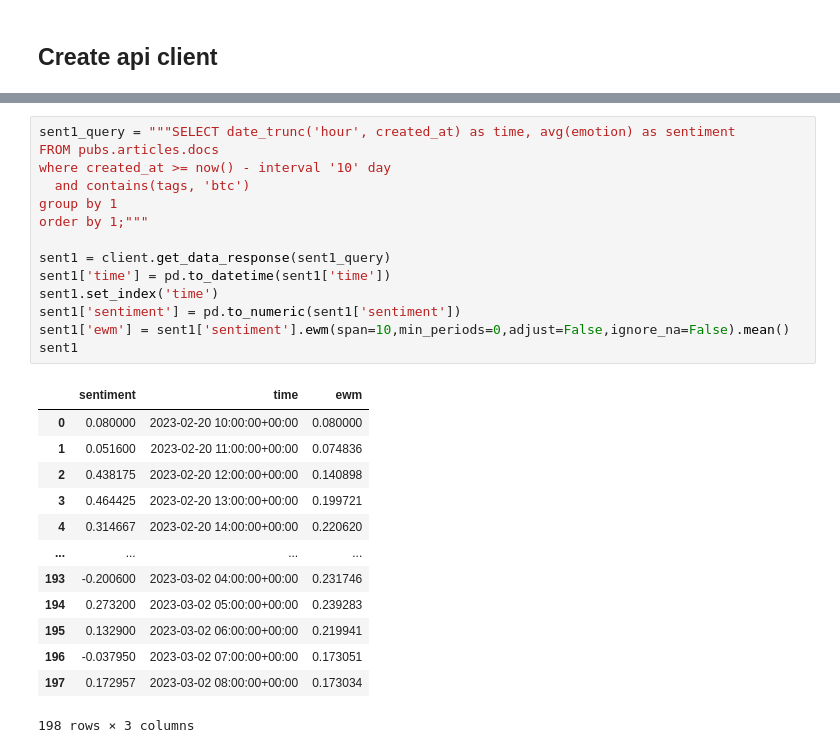
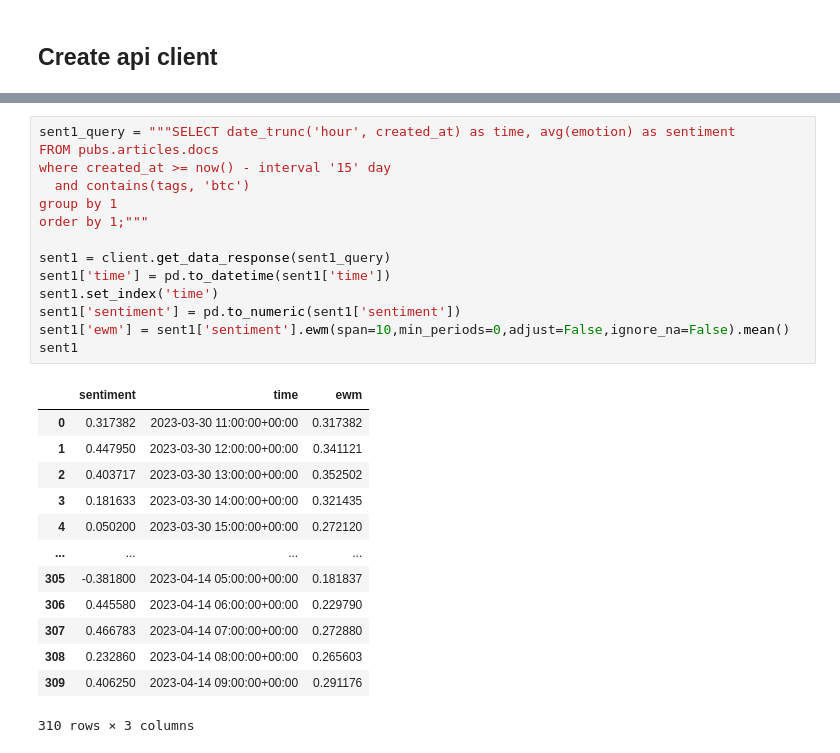
Before and after one commit to QuantNodeAI/quantnode-examples, a Jupyter notebook: query_api_examples/sentiment_metrics.ipynb, the cells around one changed output, grey strips where cells are left out. Saved outputs shown, nothing was run; the diff lists cells and outputs as text.

```diff
--- a/query_api_examples/sentiment_metrics.ipynb
+++ b/query_api_examples/sentiment_metrics.ipynb
@@ -24,31 +24,31 @@ client
 # %%
 sent1_query = """SELECT date_trunc('hour', created_at) as time, avg(emotion) as sentiment
 FROM pubs.articles.docs
-where created_at >= now() - interval '10' day
+where created_at >= now() - interval '15' day
   and contains(tags, 'btc')
 group by 1
 order by 1;"""
 
 sent1 = client.get_data_response(sent1_query)
 sent1['time'] = pd.to_datetime(sent1['time'])
 sent1.set_index('time')
 sent1['sentiment'] = pd.to_numeric(sent1['sentiment'])
 sent1['ewm'] = sent1['sentiment'].ewm(span=10,min_periods=0,adjust=False,ignore_na=False).mean()
 sent1
 # %% [output]
 |  | sentiment | time | ewm |
-| 0 | 0.080000 | 2023-02-20 10:00:00+00:00 | 0.080000 |
-| 1 | 0.051600 | 2023-02-20 11:00:00+00:00 | 0.074836 |
-| 2 | 0.438175 | 2023-02-20 12:00:00+00:00 | 0.140898 |
-| 3 | 0.464425 | 2023-02-20 13:00:00+00:00 | 0.199721 |
-| 4 | 0.314667 | 2023-02-20 14:00:00+00:00 | 0.220620 |
+| 0 | 0.317382 | 2023-03-30 11:00:00+00:00 | 0.317382 |
+| 1 | 0.447950 | 2023-03-30 12:00:00+00:00 | 0.341121 |
+| 2 | 0.403717 | 2023-03-30 13:00:00+00:00 | 0.352502 |
+| 3 | 0.181633 | 2023-03-30 14:00:00+00:00 | 0.321435 |
+| 4 | 0.050200 | 2023-03-30 15:00:00+00:00 | 0.272120 |
 | ... | ... | ... | ... |
-| 193 | -0.200600 | 2023-03-02 04:00:00+00:00 | 0.231746 |
-| 194 | 0.273200 | 2023-03-02 05:00:00+00:00 | 0.239283 |
-| 195 | 0.132900 | 2023-03-02 06:00:00+00:00 | 0.219941 |
-| 196 | -0.037950 | 2023-03-02 07:00:00+00:00 | 0.173051 |
-| 197 | 0.172957 | 2023-03-02 08:00:00+00:00 | 0.173034 |
+| 305 | -0.381800 | 2023-04-14 05:00:00+00:00 | 0.181837 |
+| 306 | 0.445580 | 2023-04-14 06:00:00+00:00 | 0.229790 |
+| 307 | 0.466783 | 2023-04-14 07:00:00+00:00 | 0.272880 |
+| 308 | 0.232860 | 2023-04-14 08:00:00+00:00 | 0.265603 |
+| 309 | 0.406250 | 2023-04-14 09:00:00+00:00 | 0.291176 |
-198 rows × 3 columns
+310 rows × 3 columns
 # %%
 fig = make_subplots()
 
```
Also changed, not shown: parts of 9 cells of this notebook, 7 other files.
